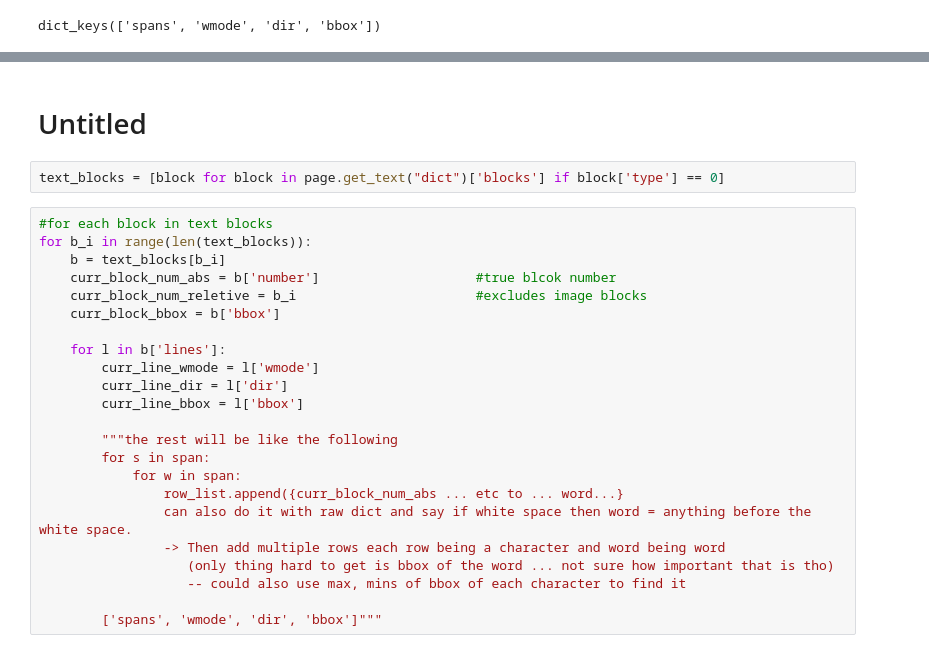
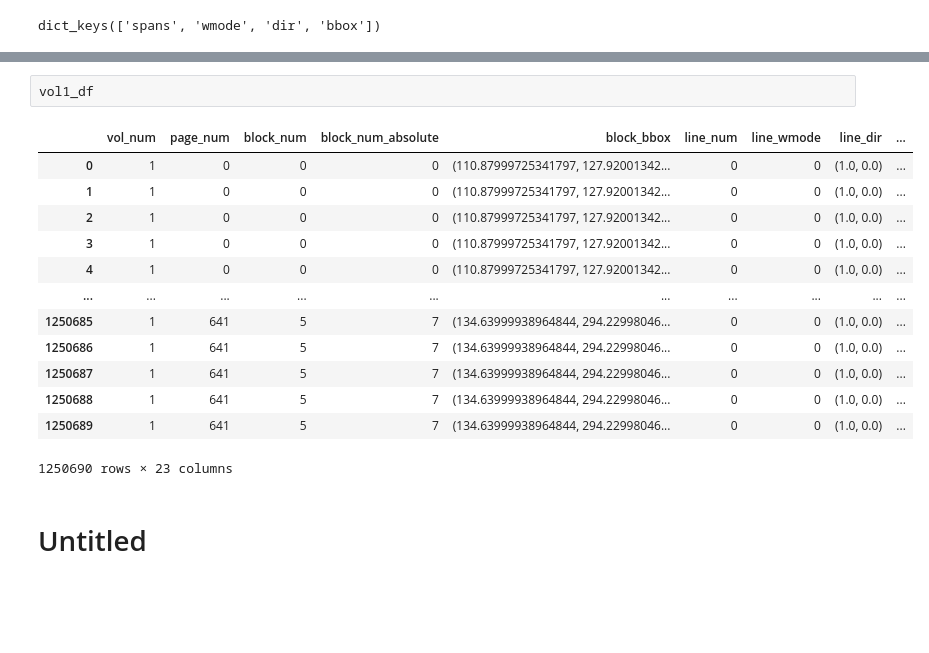
Before and after one commit to shidedh/UpdateFlora, a Jupyter notebook: pre_code/fitz_to_pandas.ipynb, the cells around one changed output, grey strips where cells are left out. Saved outputs shown, nothing was run; the diff lists cells and outputs as text; blank space fills up the shorter version.

```diff
--- a/pre_code/fitz_to_pandas.ipynb
+++ b/pre_code/fitz_to_pandas.ipynb
@@ -115,27 +341,18 @@ dict_keys(['size', 'flags', 'font', 'color', 'ascender', 'descender', 'text', 'o
+# %%
+vol1_df
+# %% [output]
+|  | vol_num | page_num | block_num | block_num_absolute | block_bbox | line_num | line_wmode | line_dir | ... |
+| 0 | 1 | 0 | 0 | 0 | (110.87999725341797, 127.92001342... | 0 | 0 | (1.0, 0.0) | ... |
+| 1 | 1 | 0 | 0 | 0 | (110.87999725341797, 127.92001342... | 0 | 0 | (1.0, 0.0) | ... |
+| 2 | 1 | 0 | 0 | 0 | (110.87999725341797, 127.92001342... | 0 | 0 | (1.0, 0.0) | ... |
+| 3 | 1 | 0 | 0 | 0 | (110.87999725341797, 127.92001342... | 0 | 0 | (1.0, 0.0) | ... |
+| 4 | 1 | 0 | 0 | 0 | (110.87999725341797, 127.92001342... | 0 | 0 | (1.0, 0.0) | ... |
+| ... | ... | ... | ... | ... | ... | ... | ... | ... | ... |
+| 1250685 | 1 | 641 | 5 | 7 | (134.63999938964844, 294.22998046... | 0 | 0 | (1.0, 0.0) | ... |
+| 1250686 | 1 | 641 | 5 | 7 | (134.63999938964844, 294.22998046... | 0 | 0 | (1.0, 0.0) | ... |
+| 1250687 | 1 | 641 | 5 | 7 | (134.63999938964844, 294.22998046... | 0 | 0 | (1.0, 0.0) | ... |
+| 1250688 | 1 | 641 | 5 | 7 | (134.63999938964844, 294.22998046... | 0 | 0 | (1.0, 0.0) | ... |
+| 1250689 | 1 | 641 | 5 | 7 | (134.63999938964844, 294.22998046... | 0 | 0 | (1.0, 0.0) | ... |
+1250690 rows × 23 columns
 # %% [markdown]
 # Untitled
-# %%
-text_blocks = [block for block in page.get_text("dict")['blocks'] if block['type'] == 0]
-# %%
-#for each block in text blocks
-for b_i in range(len(text_blocks)):
-    b = text_blocks[b_i]
-    curr_block_num_abs = b['number']                    #true blcok number
-    curr_block_num_reletive = b_i                       #excludes image blocks
-    curr_block_bbox = b['bbox']
-
-    for l in b['lines']:
-        curr_line_wmode = l['wmode']
-        curr_line_dir = l['dir']
-        curr_line_bbox = l['bbox']
-
-        """the rest will be like the following
-        for s in span:
-            for w in span:
-                row_list.append({curr_block_num_abs ... etc to ... word...}
-                can also do it with raw dict and say if white space then word = anything before the white space.
-                -> Then add multiple rows each row being a character and word being word
-                   (only thing hard to get is bbox of the word ... not sure how important that is tho)
-                   -- could also use max, mins of bbox of each character to find it
-
-        ['spans', 'wmode', 'dir', 'bbox']"""
```
Also changed, not shown: parts of 13 cells of this notebook, 1 other file.
